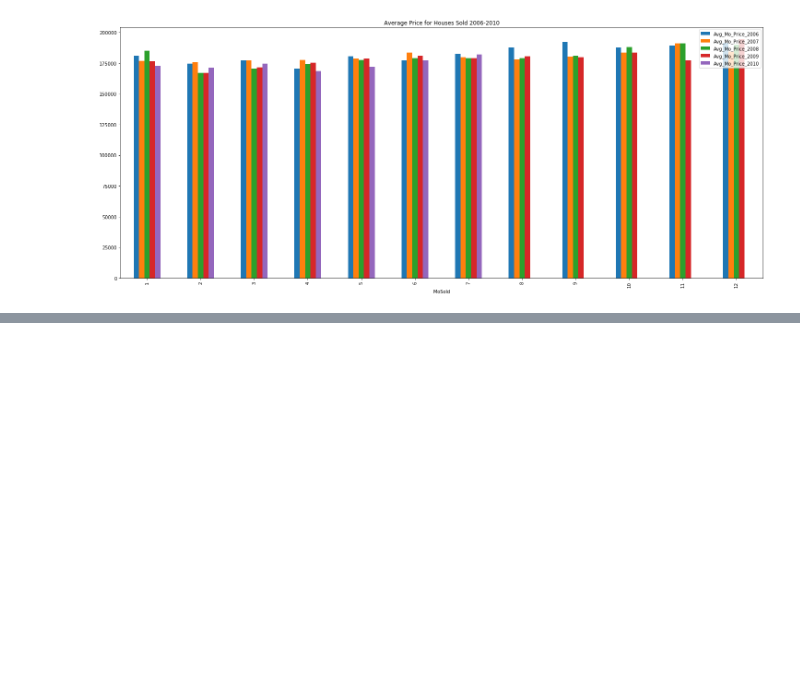
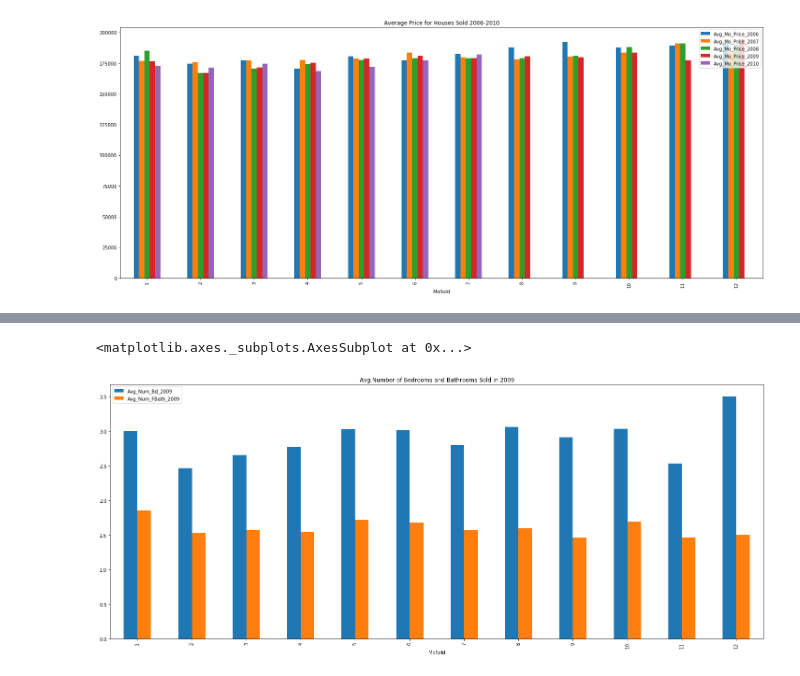
Before and after one commit to AlfredMtz/Springboard, a Jupyter notebook: amesproject.ipynb, the cells around one changed output, grey strips where cells are left out. Saved outputs shown, nothing was run; the diff lists cells and outputs as text; code cells hidden in the pictures; blank space fills up the shorter version.

```diff
--- a/amesproject.ipynb
+++ b/amesproject.ipynb
@@ -220,0 +367,20 @@ all_hprices.plot(kind='bar', figsize=(25,10),title='Average Price for Houses Sol
+# %%
+# Number of bedrooms and bathrooms in 2009
+h_drooms = h_data[h_data.YrSold == 2009]
+h_dbrooms2009 = h_drooms.groupby('MoSold').BedroomAbvGr.mean()
+h_dbrooms2009
+
+h_dbrooms2009= h_dbrooms2009.to_frame()
+h_dbrooms2009.columns = ['Avg_Num_Bd_2009']
+h_dbrooms2009
+
+h_dfbaths2009 = h_drooms.groupby('MoSold').FullBath.mean()
+h_dfbaths2009
+
+h_dfbaths2009= h_dfbaths2009.to_frame()
+h_dfbaths2009.columns = ['Avg_Num_FBath_2009']
+h_dfbaths2009
+
+
+br_and_bth2009 = pd.concat([h_dbrooms2009,h_dfbaths2009], axis=1)
+br_and_bth2009
@@ -220,0 +402,6 @@ all_hprices.plot(kind='bar', figsize=(25,10),title='Average Price for Houses Sol
+# %%
+# 2009
+br_and_bth2009.plot(kind='bar', figsize=(25,10),title='Avg Number of Bedrooms and Bathrooms Sold in 2009')
+# %% [output]
+<matplotlib.axes._subplots.AxesSubplot at 0x...>
+[figure, added]
```
Also changed, not shown: parts of 11 cells of this notebook.
